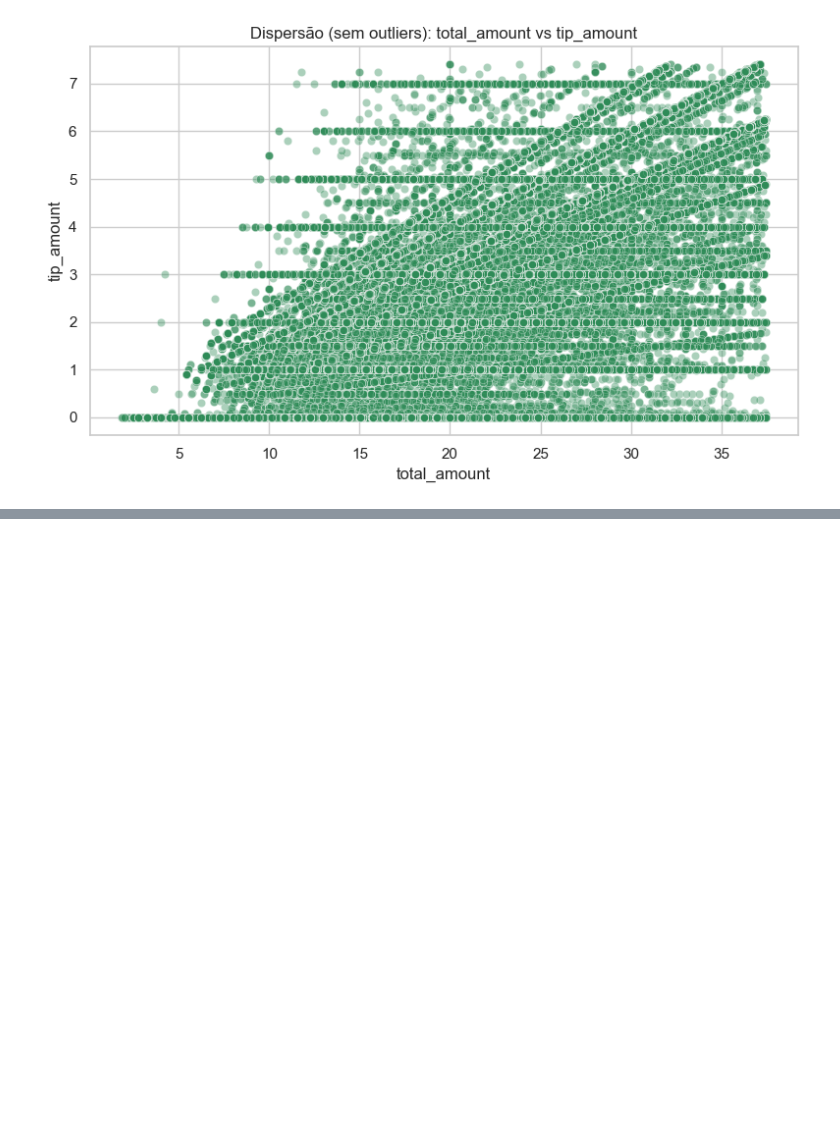
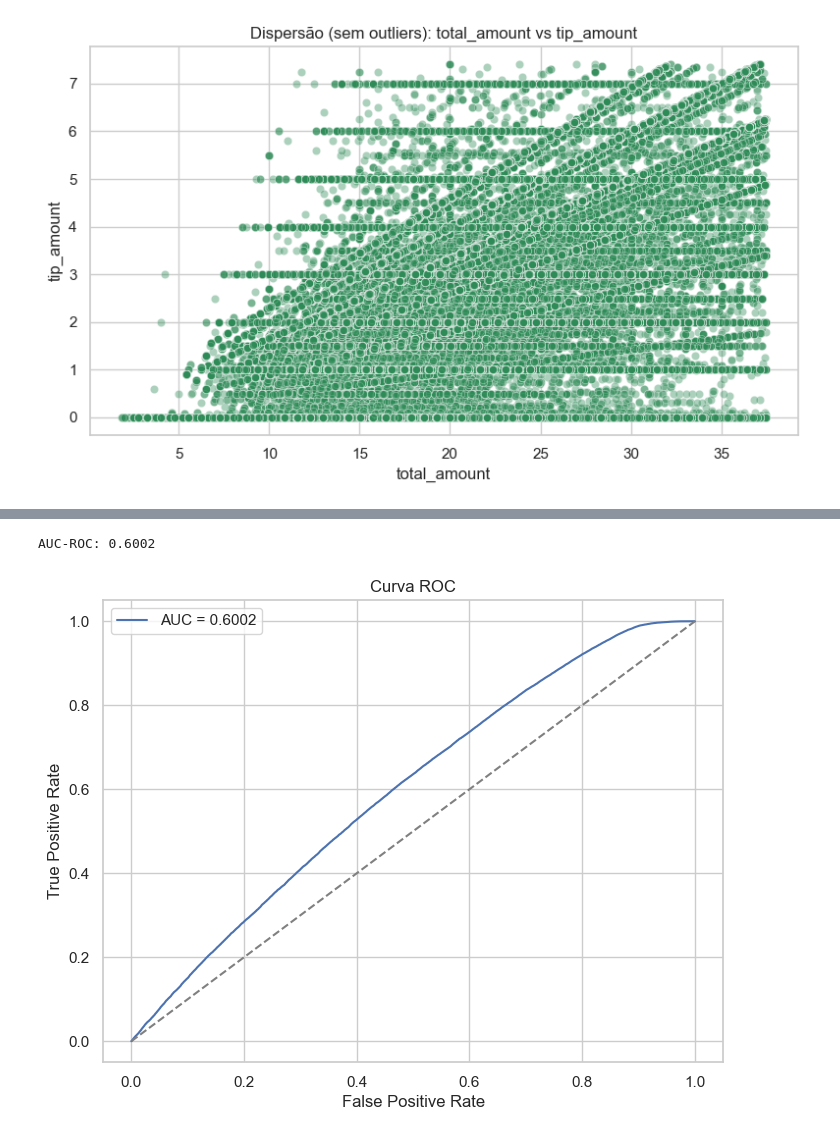
Before and after one commit to jeantozzi/mit-dataeng-infnet, a Jupyter notebook: projetos/fundamentos_ml_modelos_nao_supervisionados/notebook.ipynb, the cells around one changed output, grey strips where cells are left out. Cells and saved outputs as stored; diff of their text form; code cells hidden in the pictures; blank space fills up the shorter version.

Commit message:
FUNDAMENTOS ML - MODELOS NÃO SUPERVISIONADOS: commit final

```diff
--- a/projetos/fundamentos_ml_modelos_nao_supervisionados/notebook.ipynb
+++ b/projetos/fundamentos_ml_modelos_nao_supervisionados/notebook.ipynb
@@ -454,0 +409,12 @@ memory usage: 713.2+ MB
+# %%
+# Antes da remoção de NaNs
+print(f"Número de linhas ANTES do dropna: {locale.format_string('%d', X.shape[0], grouping=True)}")
+
+# Remove NaNs de X
+X = X.dropna()
+
+# Alinha y ao novo índice de X
+y = y.loc[X.index]
+
+# Depois da remoção
+print(f"Número de linhas DEPOIS do dropna: {locale.format_string('%d', X.shape[0], grouping=True)}")
@@ -454,0 +448,7 @@ memory usage: 713.2+ MB
+# %%
+# Treinamento do modelo com hiperparâmetro C calibrado
+param_grid = {'C': [0.01, 0.1, 1, 10, 100]}
+model = GridSearchCV(LogisticRegression(max_iter=1000), param_grid, cv=5, scoring='f1', n_jobs=-1)
+model.fit(X_train, y_train)
+
+print("Melhor valor de C:", model.best_params_['C'])
@@ -454,0 +480,22 @@ memory usage: 713.2+ MB
+# %%
+# Probabilidades para classe positiva
+y_probs = model.predict_proba(X_test)[:, 1]
+
+# Calcula AUC-ROC
+auc = roc_auc_score(y_test, y_probs)
+print(f"AUC-ROC: {auc:.4f}")
+
+# Plot curva ROC
+fpr, tpr, thresholds = roc_curve(y_test, y_probs)
+plt.figure(figsize=(8,6))
+plt.plot(fpr, tpr, label=f"AUC = {auc:.4f}")
+plt.plot([0,1], [0,1], linestyle='--', color='gray')
+plt.xlabel("False Positive Rate")
+plt.ylabel("True Positive Rate")
+plt.title("Curva ROC")
+plt.legend()
+plt.grid(True)
+plt.show()
+# %% [output]
+AUC-ROC: 0.6002
+[figure, added]
```
Also changed, not shown: parts of 18 cells of this notebook, 4 other files.
